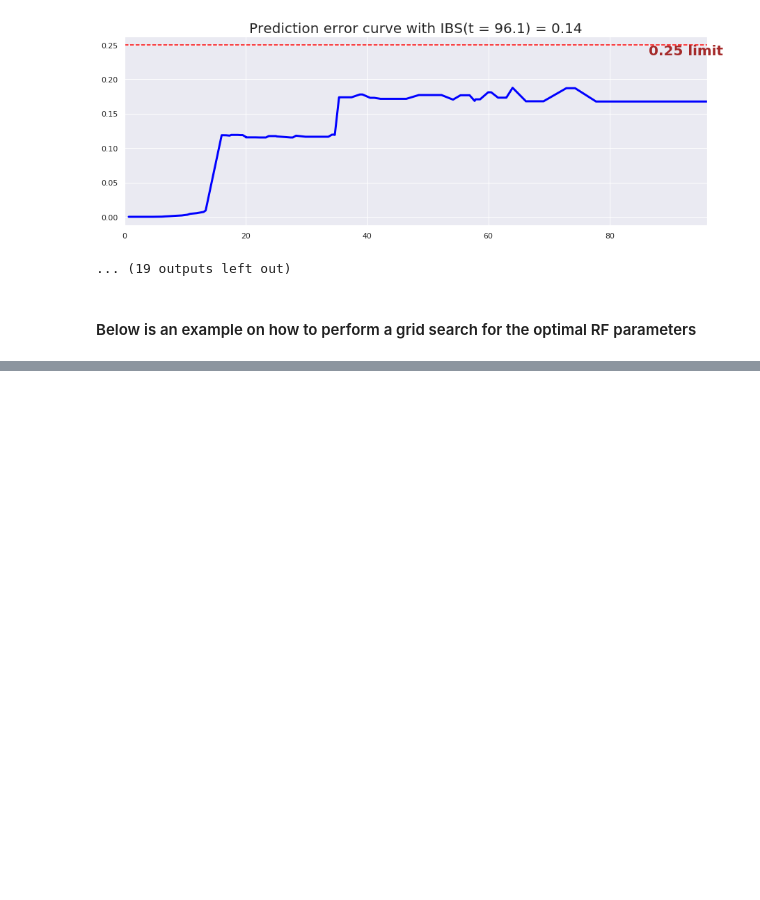
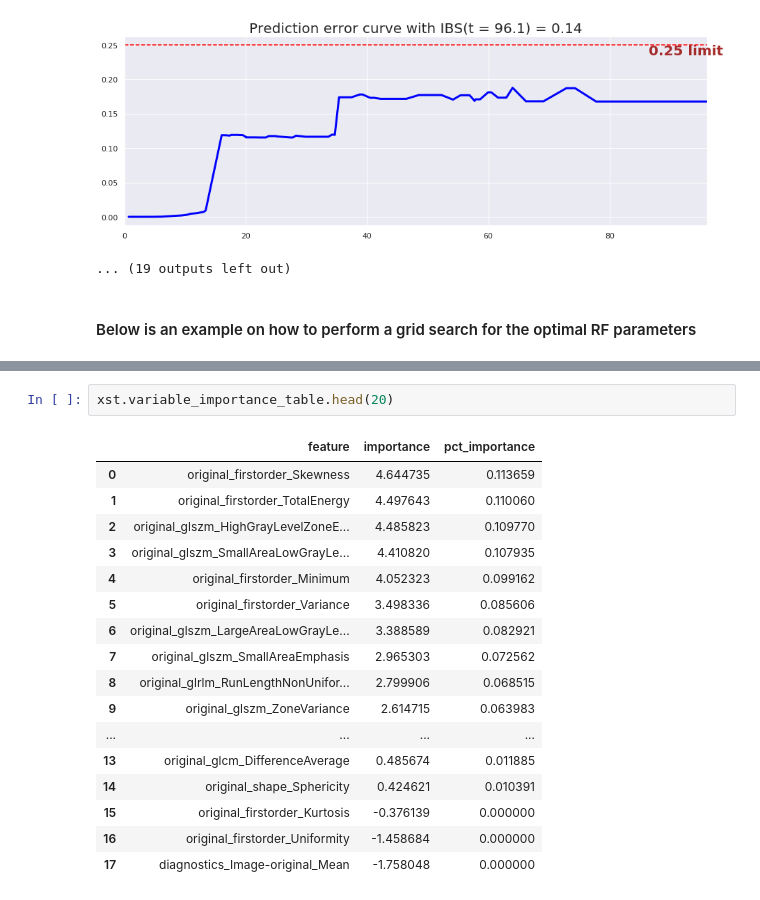
Before and after one commit to ricky-hu/liver_mets, a Jupyter notebook: random_forest.ipynb, the cells around one changed output, grey strips where cells are left out. Drawn from its saved outputs; the diff is of its cells as text; blank space fills up the shorter version.

```diff
--- a/random_forest.ipynb
+++ b/random_forest.ipynb
@@ -447,0 +602,20 @@ for a in num_tree:
+# %%
+xst.variable_importance_table.head(20)
+# %% [output]
+|  | feature | importance | pct_importance |
+| 0 | original_firstorder_Skewness | 4.644735 | 0.113659 |
+| 1 | original_firstorder_TotalEnergy | 4.497643 | 0.110060 |
+| 2 | original_glszm_HighGrayLevelZoneE... | 4.485823 | 0.109770 |
+| 3 | original_glszm_SmallAreaLowGrayLe... | 4.410820 | 0.107935 |
+| 4 | original_firstorder_Minimum | 4.052323 | 0.099162 |
+| 5 | original_firstorder_Variance | 3.498336 | 0.085606 |
+| 6 | original_glszm_LargeAreaLowGrayLe... | 3.388589 | 0.082921 |
+| 7 | original_glszm_SmallAreaEmphasis | 2.965303 | 0.072562 |
+| 8 | original_glrlm_RunLengthNonUnifor... | 2.799906 | 0.068515 |
+| 9 | original_glszm_ZoneVariance | 2.614715 | 0.063983 |
+| ... | ... | ... | ... |
+| 13 | original_glcm_DifferenceAverage | 0.485674 | 0.011885 |
+| 14 | original_shape_Sphericity | 0.424621 | 0.010391 |
+| 15 | original_firstorder_Kurtosis | -0.376139 | 0.000000 |
+| 16 | original_firstorder_Uniformity | -1.458684 | 0.000000 |
+| 17 | diagnostics_Image-original_Mean | -1.758048 | 0.000000 |
```
Also changed, not shown: parts of 16 cells of this notebook, 2 other files.
